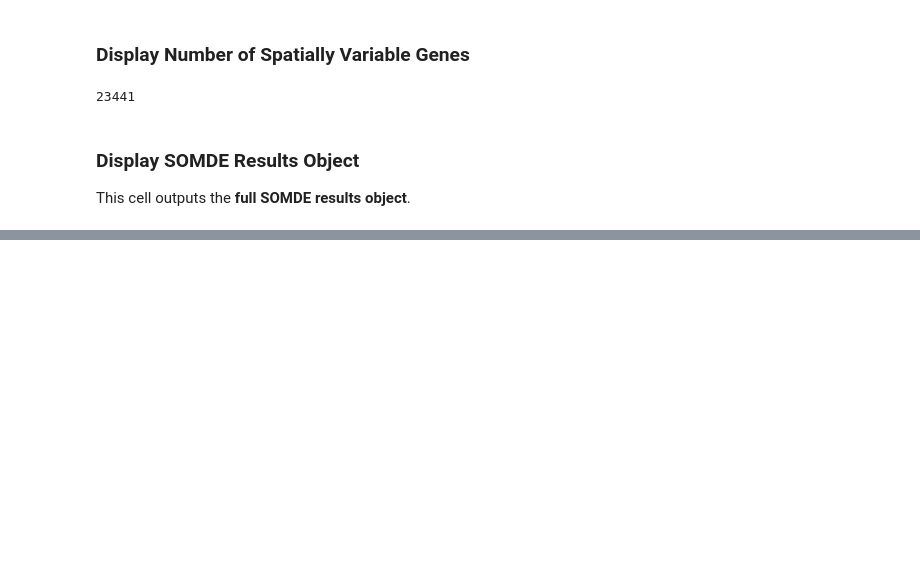
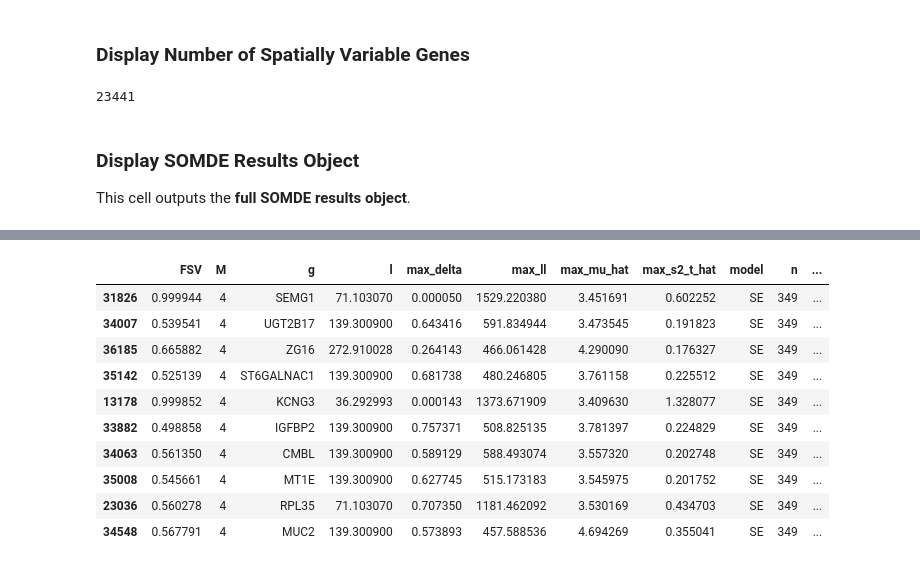
Before and after one commit to nikolienka24/IV114_ST, a Jupyter notebook: svgs_identification_somde.ipynb, the cells around one changed output, grey strips where cells are left out. Saved outputs shown, nothing was run; the diff lists cells and outputs as text; code cells hidden in the pictures; blank space fills up the shorter version.

```diff
--- a/svgs_identification_somde.ipynb
+++ b/svgs_identification_somde.ipynb
@@ -255,0 +331,14 @@ result
+# %%
+result[result['qval'] < 0.05].sort_values('qval').head(10)
+# %% [output]
+|  | FSV | M | g | l | max_delta | max_ll | max_mu_hat | max_s2_t_hat | model | n | ... |
+| 31826 | 0.999944 | 4 | SEMG1 | 71.103070 | 0.000050 | 1529.220380 | 3.451691 | 0.602252 | SE | 349 | ... |
+| 34007 | 0.539541 | 4 | UGT2B17 | 139.300900 | 0.643416 | 591.834944 | 3.473545 | 0.191823 | SE | 349 | ... |
+| 36185 | 0.665882 | 4 | ZG16 | 272.910028 | 0.264143 | 466.061428 | 4.290090 | 0.176327 | SE | 349 | ... |
+| 35142 | 0.525139 | 4 | ST6GALNAC1 | 139.300900 | 0.681738 | 480.246805 | 3.761158 | 0.225512 | SE | 349 | ... |
+| 13178 | 0.999852 | 4 | KCNG3 | 36.292993 | 0.000143 | 1373.671909 | 3.409630 | 1.328077 | SE | 349 | ... |
+| 33882 | 0.498858 | 4 | IGFBP2 | 139.300900 | 0.757371 | 508.825135 | 3.781397 | 0.224829 | SE | 349 | ... |
+| 34063 | 0.561350 | 4 | CMBL | 139.300900 | 0.589129 | 588.493074 | 3.557320 | 0.202748 | SE | 349 | ... |
+| 35008 | 0.545661 | 4 | MT1E | 139.300900 | 0.627745 | 515.173183 | 3.545975 | 0.201752 | SE | 349 | ... |
+| 23036 | 0.560278 | 4 | RPL35 | 71.103070 | 0.707350 | 1181.462092 | 3.530169 | 0.434703 | SE | 349 | ... |
+| 34548 | 0.567791 | 4 | MUC2 | 139.300900 | 0.573893 | 457.588536 | 4.694269 | 0.355041 | SE | 349 | ... |
```
Also changed, not shown: parts of 14 cells of this notebook.
